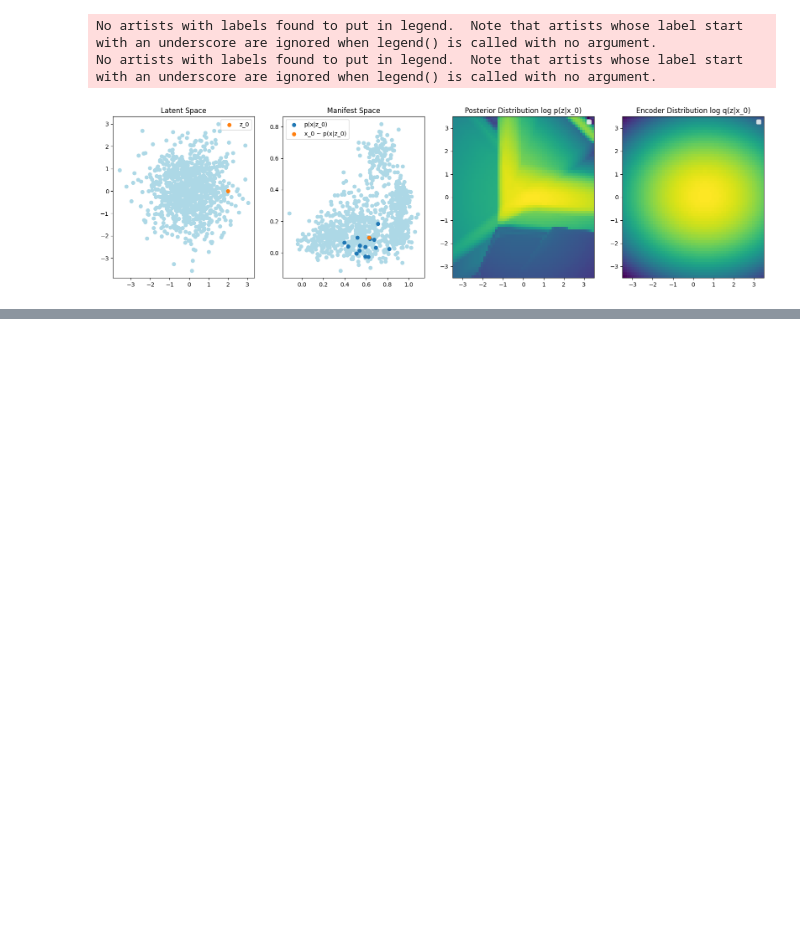
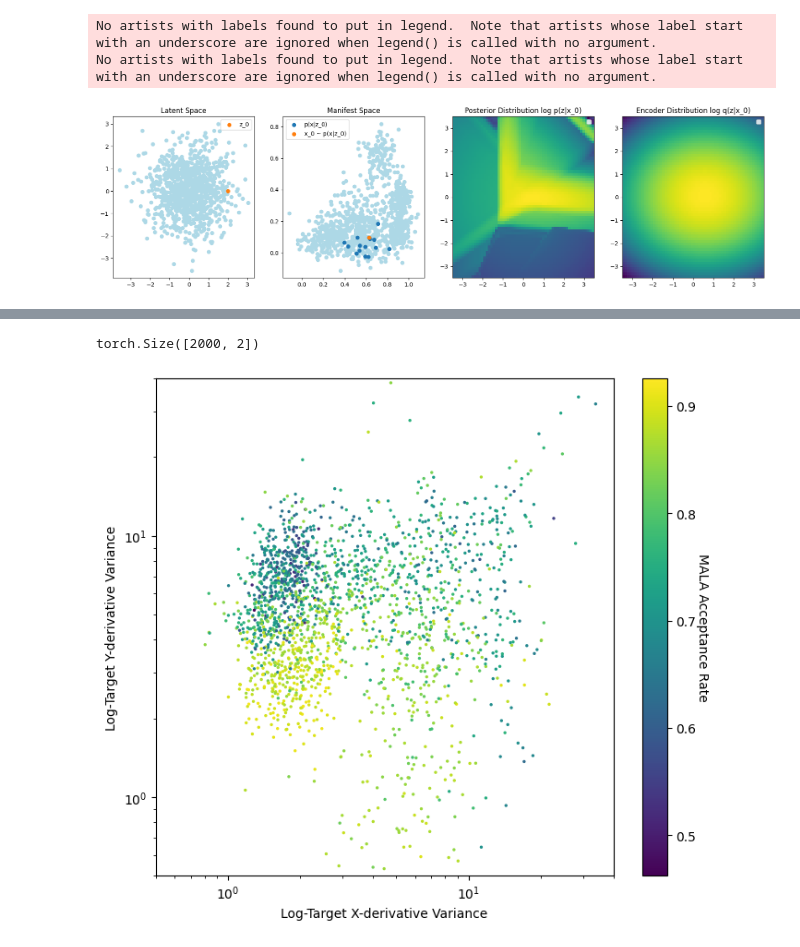
Before and after one commit to xapq/approximate-metropolis-hastings, a Jupyter notebook: notebooks/LikelihoodEstimatorsComparison.ipynb, the cells around one changed output, grey strips where cells are left out. Saved outputs shown, nothing was run; the diff lists cells and outputs as text; code cells hidden in the pictures; blank space fills up the shorter version.

```diff
--- a/notebooks/LikelihoodEstimatorsComparison.ipynb
+++ b/notebooks/LikelihoodEstimatorsComparison.ipynb
@@ -371,0 +416,37 @@ compare_estimates()
+# %%
+def posterior_condition_number():
+    n_samples = 2000
+    n_particles = 64
+    n_steps = 10
+    time_step = 0.05
+    est = lambda x: vae.ais_log_marginal_estimate(
+        x, n_steps=n_steps, n_particles=n_particles, time_step=time_step,
+        batch_particles=64, kernel_type='mala', resample=False
+    )
+    est_name = f'{n_steps}-steps {n_particles}-sample SMC MALA'
+
+    vae_samples = vae.sample((n_samples,))
+    q_samples = vae.encoder_distribution(vae_samples).sample((n_particles,)).requires_grad_(True)
+    unnormalized_posteriors = vae.unnormalized_posterior(vae_samples)
+    posterior_probs = unnormalized_posteriors.log_prob(q_samples)
+    posterior_grads = torch.autograd.grad(posterior_probs.sum(), q_samples)[0]
+    scales = posterior_grads.std(dim=0)
+    print(scales.shape)
+
+    log_likelihoods, variances, acc_rates = est(vae_samples,)
+
+    fig, ax = plt.subplots(figsize=(8, 7))
+    ax.set_xlabel('Log-Target X-derivative Variance')
+    ax.set_ylabel('Log-Target Y-derivative Variance')
+    ax.set_xscale('log')
+    ax.set_yscale('log')
+    ax.set_xlim(0.5, 4e1)
+    ax.set_ylim(0.5, 4e1)
+    sc = ax.scatter(*pl(scales), s=2, c=to_numpy(acc_rates))
+    cbar = plt.colorbar(sc)
+    cbar.ax.set_ylabel('MALA Acceptance Rate', rotation=-90, labelpad=10.)
+
+posterior_condition_number()
+# %% [output]
+torch.Size([2000, 2])
+[figure, added]
```
Also changed, not shown: parts of 7 cells of this notebook, 3 other files.
